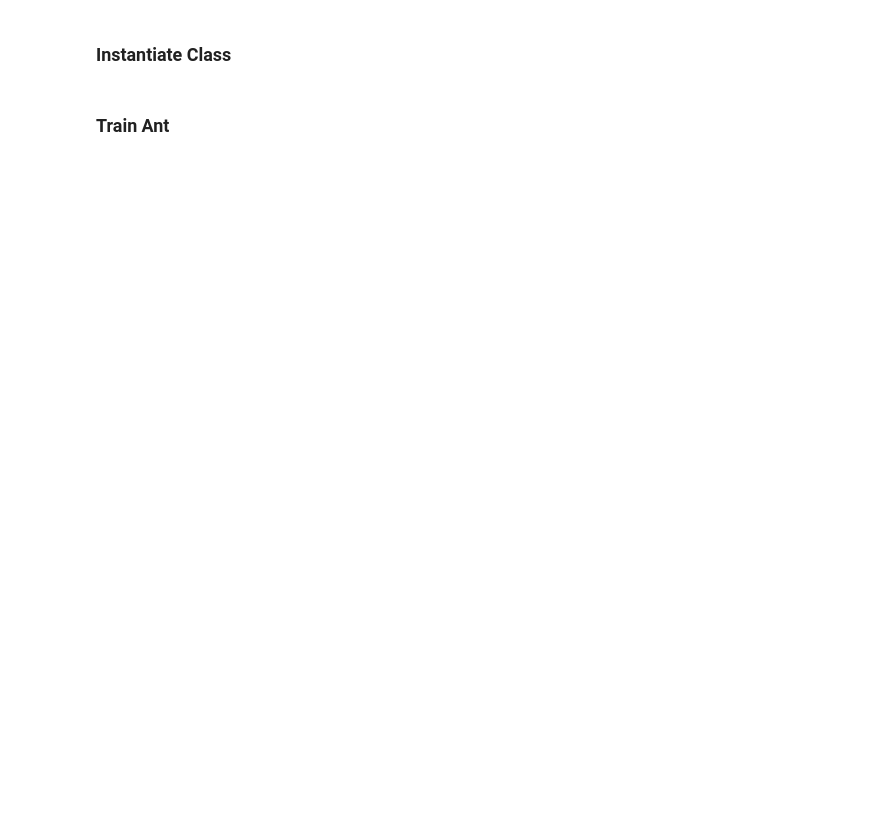
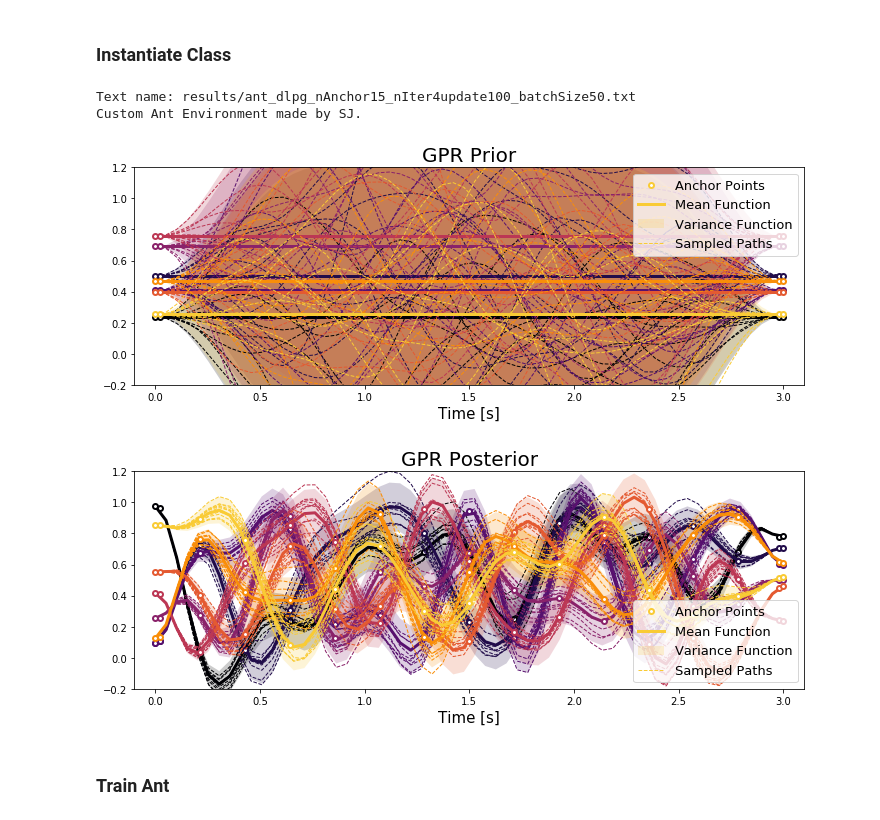
Before and after one commit to sjchoi86/mujoco-ant, a Jupyter notebook: src/demo_dlpg.ipynb, the cells around one changed output. Cells and saved outputs as stored; diff of their text form; code cells hidden in the pictures; blank space fills up the shorter version.

Commit message:
dlpg

```diff
--- a/src/demo_dlpg.ipynb
+++ b/src/demo_dlpg.ipynb
@@ -35,11 +39,16 @@ print (name)
 # %%
 tf.reset_default_graph() # Reset Graph
 AntEnv = antTrainEnv_class(_name=name,_tMax=3,_nAnchor=nAnchor,_maxRepeat=3,
                            _hypGainPrior=1/2,_hypLenPrior=1/2,
                            _hypGainPost=1/2,_hypLenPost=1/2,
                            _levBtw=0.9,_pGain=0.01,
-                           _zDim=16,_hDims=[64,64],_vaeActv=tf.nn.relu,_vaeOutActv=None,_vaeQactv=tf.nn.tanh,
+                           _zDim=32,_hDims=[128,64],_vaeActv=tf.nn.relu,_vaeOutActv=None,_vaeQactv=tf.nn.tanh,
                            _PLOT_GRP=True,_SAVE_TXT=True)
+# %% [output]
+Text name: results/ant_dlpg_nAnchor15_nIter4update100_batchSize50.txt
+Custom Ant Environment made by SJ.
+[figure, added]
+[figure, added]
 # %% [markdown]
 ### Train Ant
 # %%
```
Also changed, not shown: parts of 3 cells of this notebook, 44 other files.
